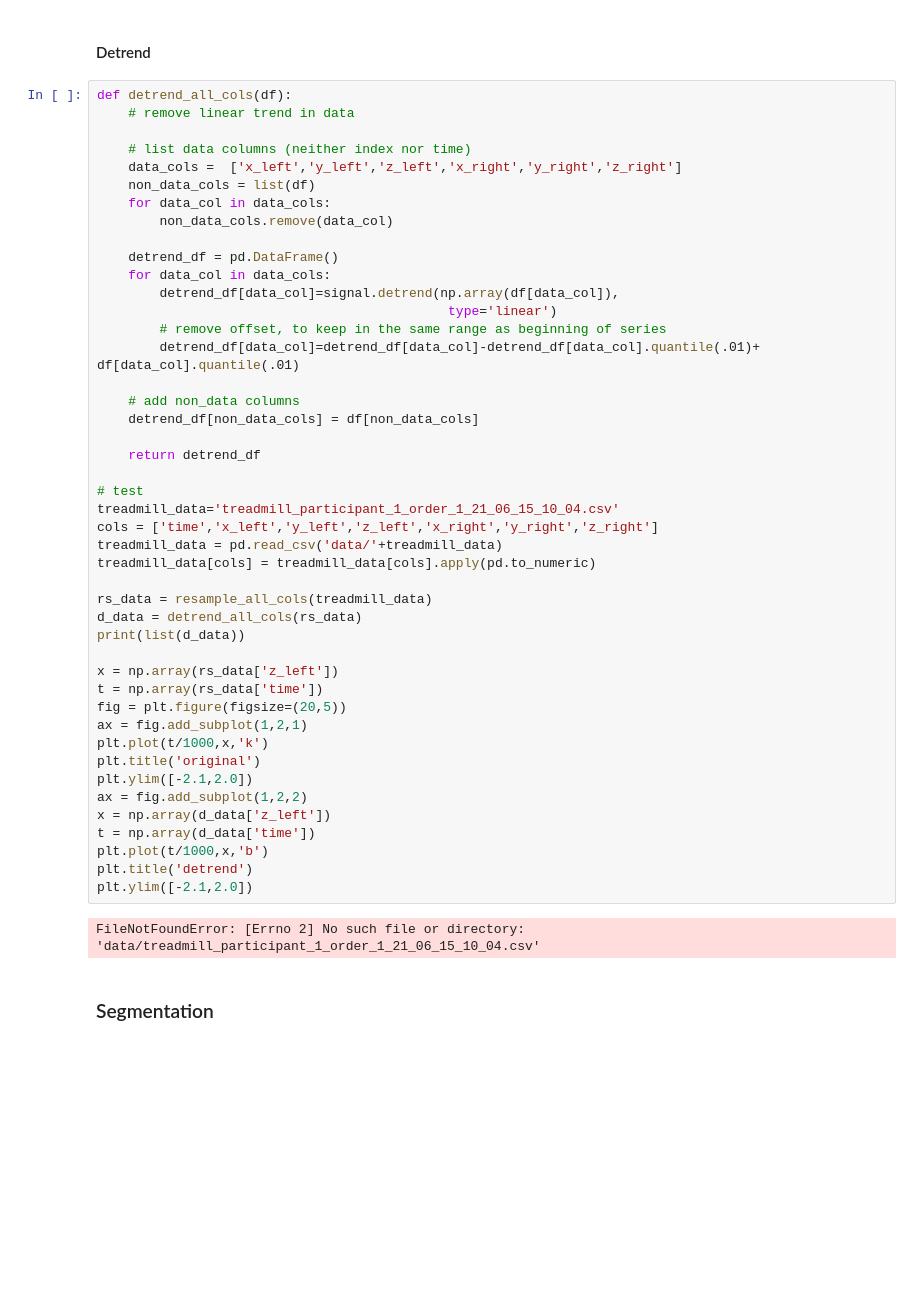
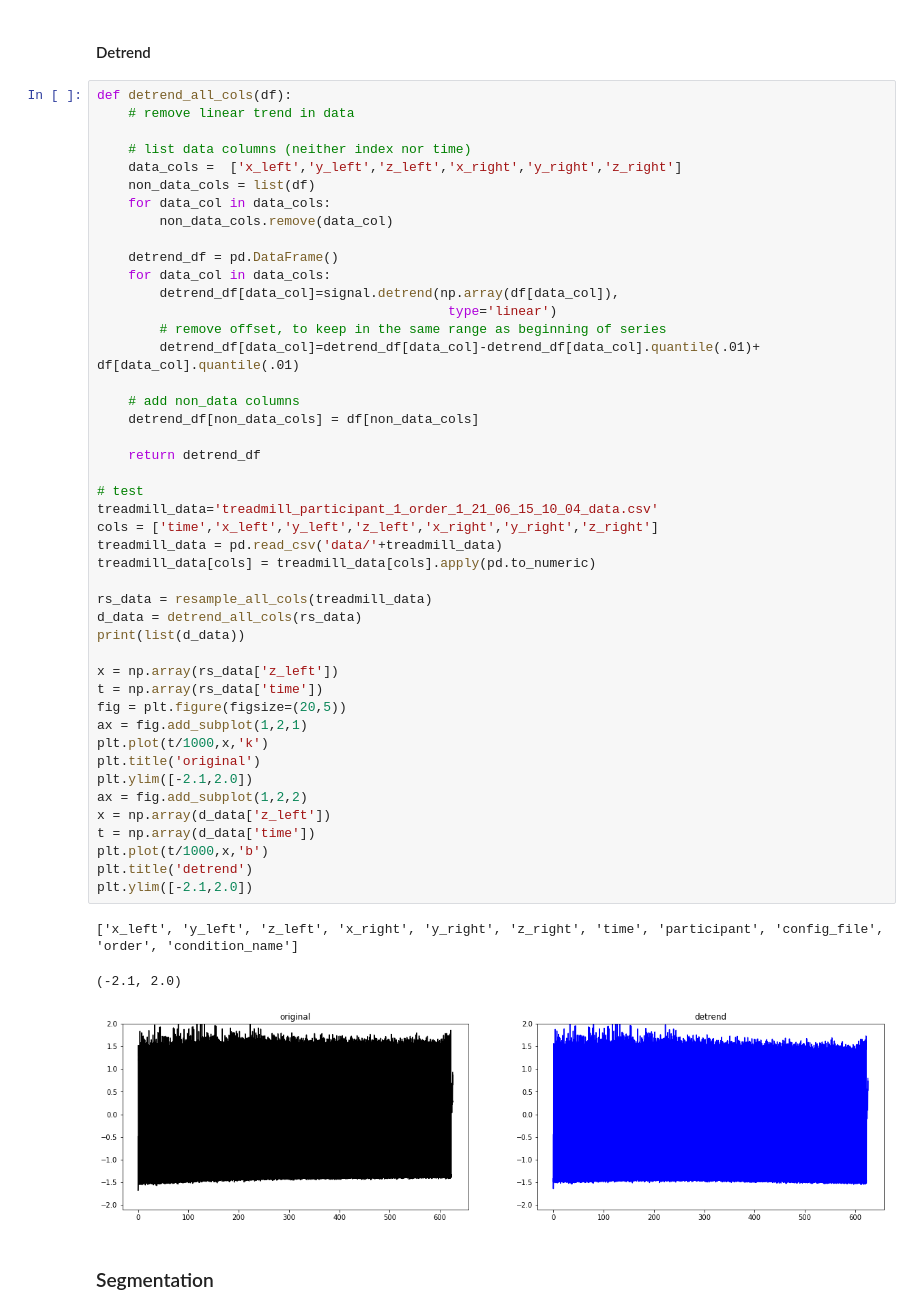
Before and after one commit to creamlab/treadmill, a Jupyter notebook: analysis/analysis.ipynb, the cells around one changed output. Saved outputs shown, nothing was run; the diff lists cells and outputs as text; blank space fills up the shorter version.

```diff
--- a/analysis/analysis.ipynb
+++ b/analysis/analysis.ipynb
@@ -279,35 +199,37 @@ def detrend_all_cols(df):
         detrend_df[data_col]=detrend_df[data_col]-detrend_df[data_col].quantile(.01)+ df[data_col].quantile(.01)
 
     # add non_data columns
     detrend_df[non_data_cols] = df[non_data_cols]
 
     return detrend_df
 
 # test
-treadmill_data='treadmill_participant_1_order_1_21_06_15_10_04.csv'
+treadmill_data='treadmill_participant_1_order_1_21_06_15_10_04_data.csv'
 cols = ['time','x_left','y_left','z_left','x_right','y_right','z_right']
 treadmill_data = pd.read_csv('data/'+treadmill_data)
 treadmill_data[cols] = treadmill_data[cols].apply(pd.to_numeric)
 
 rs_data = resample_all_cols(treadmill_data)
 d_data = detrend_all_cols(rs_data)
 print(list(d_data))
 
 x = np.array(rs_data['z_left'])
 t = np.array(rs_data['time'])
 fig = plt.figure(figsize=(20,5))
 ax = fig.add_subplot(1,2,1)
 plt.plot(t/1000,x,'k')
 plt.title('original')
 plt.ylim([-2.1,2.0])
 ax = fig.add_subplot(1,2,2)
 x = np.array(d_data['z_left'])
 t = np.array(d_data['time'])
 plt.plot(t/1000,x,'b')
 plt.title('detrend')
 plt.ylim([-2.1,2.0])
 # %% [output]
-FileNotFoundError: [Errno 2] No such file or directory: 'data/treadmill_participant_1_order_1_21_06_15_10_04.csv'
+['x_left', 'y_left', 'z_left', 'x_right', 'y_right', 'z_right', 'time', 'participant', 'config_file', 'order', 'condition_name']
+(-2.1, 2.0)
+[figure, added]
 # %% [markdown]
 ### Segmentation
 # %% [markdown]
```
Also changed, not shown: parts of 32 cells of this notebook.
